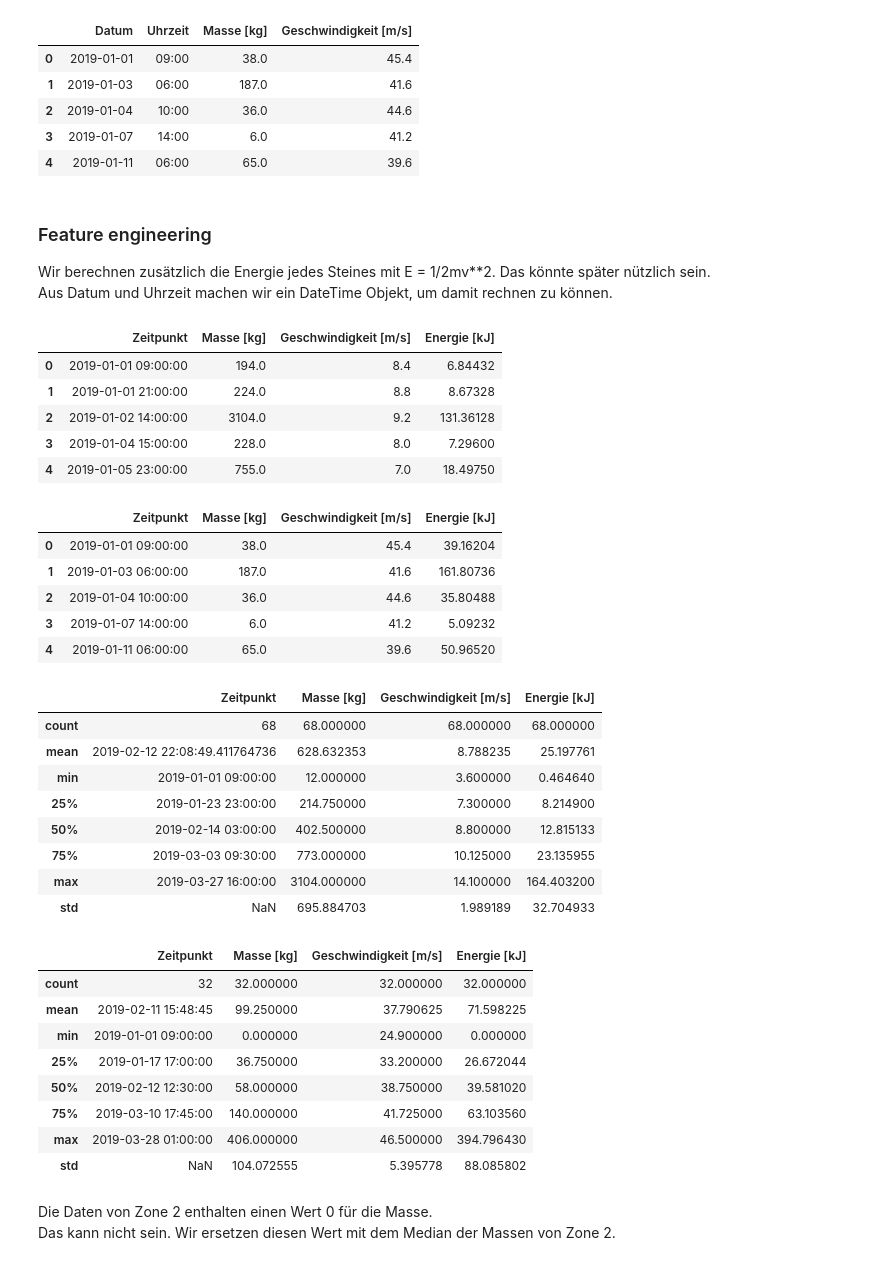
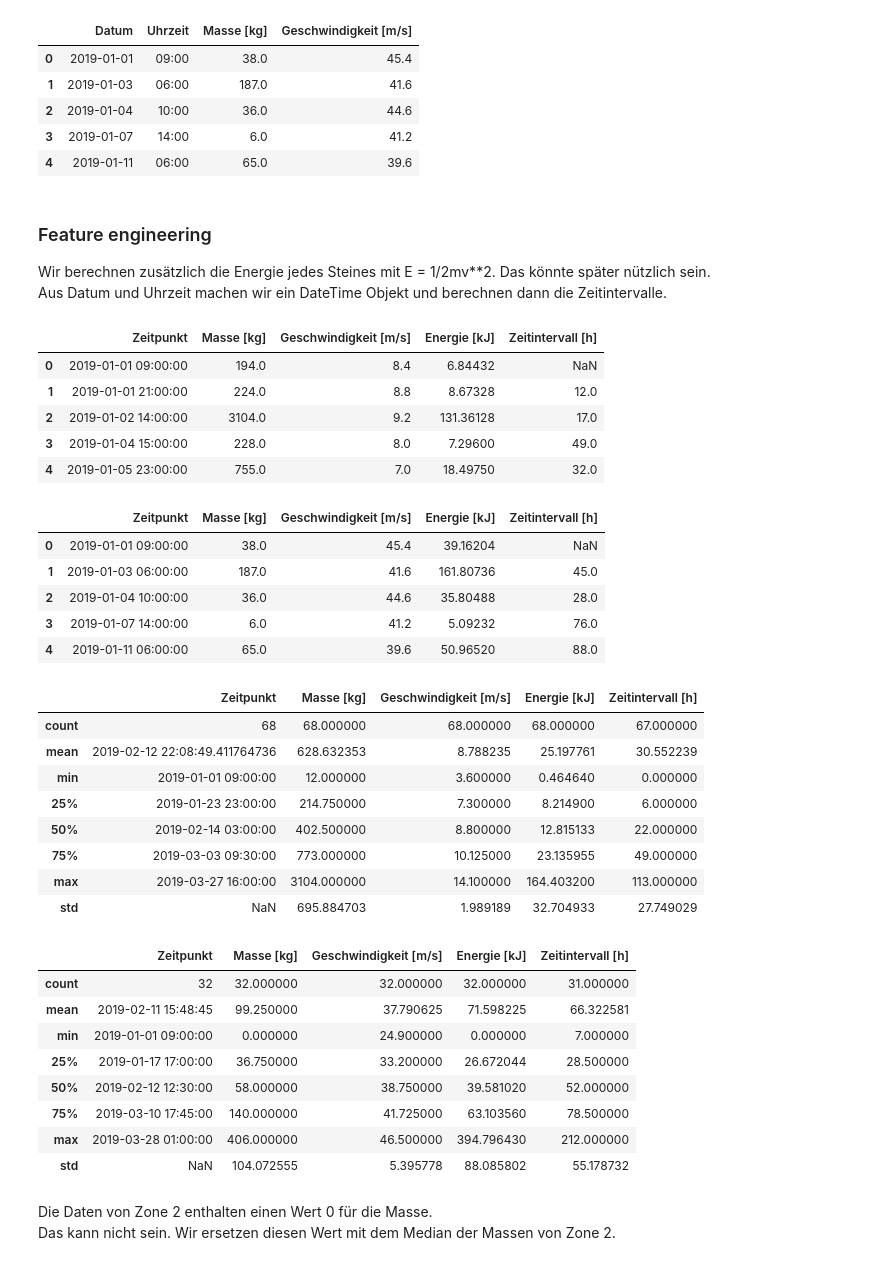
Before and after one commit to Steff72/cwm1, a Jupyter notebook: notebook/cwm1.ipynb, the cells around one changed output. Saved outputs shown, nothing was run; the diff lists cells and outputs as text; code cells hidden in the pictures.

Commit message:
Zeitintervall added

```diff
--- a/notebook/cwm1.ipynb
+++ b/notebook/cwm1.ipynb
@@ -89,58 +89,62 @@ display(df2.head())
 # %% [markdown]
 ### Feature engineering
 Wir berechnen zusätzlich die Energie jedes Steines mit E = 1/2mv**2. Das könnte später nützlich sein.
-Aus Datum und Uhrzeit machen wir ein DateTime Objekt, um damit rechnen zu können.
+Aus Datum und Uhrzeit machen wir ein DateTime Objekt und berechnen dann die Zeitintervalle.
 # %%
 # add energy column
 df1['Energie [kJ]'] = 0.5 * df1['Masse [kg]'] * (df1['Geschwindigkeit [m/s]'])**2 / 1000
 df2['Energie [kJ]'] = 0.5 * df2['Masse [kg]'] * (df2['Geschwindigkeit [m/s]'])**2 / 1000
 
 # convert to datetime object
 df1['Zeitpunkt'] = pd.to_datetime(df1['Datum'] + ' ' + df1['Uhrzeit'])
 df2['Zeitpunkt'] = pd.to_datetime(df2['Datum'] + ' ' + df2['Uhrzeit'])
 
 # move 'Zeitpunkt' to the first position and remove 'Datum' and 'Uhrzeit'.
 df1 = df1[['Zeitpunkt', 'Masse [kg]', 'Geschwindigkeit [m/s]', 'Energie [kJ]']]
 df2 = df2[['Zeitpunkt', 'Masse [kg]', 'Geschwindigkeit [m/s]', 'Energie [kJ]']]
 
+# calculate time intervals
+df1['Zeitintervall [h]'] = df1['Zeitpunkt'].diff().dt.total_seconds() / 3600
+df2['Zeitintervall [h]'] = df2['Zeitpunkt'].diff().dt.total_seconds() / 3600
+
 # show first lines
 display(df1.head())
 display(df2.head())
 
 # describe the data
 display(df1.describe())
 display(df2.describe())
 # %% [output]
-|  | Zeitpunkt | Masse [kg] | Geschwindigkeit [m/s] | Energie [kJ] |
-| 0 | 2019-01-01 09:00:00 | 194.0 | 8.4 | 6.84432 |
-| 1 | 2019-01-01 21:00:00 | 224.0 | 8.8 | 8.67328 |
-| 2 | 2019-01-02 14:00:00 | 3104.0 | 9.2 | 131.36128 |
-| 3 | 2019-01-04 15:00:00 | 228.0 | 8.0 | 7.29600 |
-| 4 | 2019-01-05 23:00:00 | 755.0 | 7.0 | 18.49750 |
+|  | Zeitpunkt | Masse [kg] | Geschwindigkeit [m/s] | Energie [kJ] | Zeitintervall [h] |
+| 0 | 2019-01-01 09:00:00 | 194.0 | 8.4 | 6.84432 | NaN |
+| 1 | 2019-01-01 21:00:00 | 224.0 | 8.8 | 8.67328 | 12.0 |
+| 2 | 2019-01-02 14:00:00 | 3104.0 | 9.2 | 131.36128 | 17.0 |
+| 3 | 2019-01-04 15:00:00 | 228.0 | 8.0 | 7.29600 | 49.0 |
+| 4 | 2019-01-05 23:00:00 | 755.0 | 7.0 | 18.49750 | 32.0 |
-|  | Zeitpunkt | Masse [kg] | Geschwindigkeit [m/s] | Energie [kJ] |
-| 0 | 2019-01-01 09:00:00 | 38.0 | 45.4 | 39.16204 |
-| 1 | 2019-01-03 06:00:00 | 187.0 | 41.6 | 161.80736 |
-| 2 | 2019-01-04 10:00:00 | 36.0 | 44.6 | 35.80488 |
-| 3 | 2019-01-07 14:00:00 | 6.0 | 41.2 | 5.09232 |
-| 4 | 2019-01-11 06:00:00 | 65.0 | 39.6 | 50.96520 |
+|  | Zeitpunkt | Masse [kg] | Geschwindigkeit [m/s] | Energie [kJ] | Zeitintervall [h] |
+| 0 | 2019-01-01 09:00:00 | 38.0 | 45.4 | 39.16204 | NaN |
+| 1 | 2019-01-03 06:00:00 | 187.0 | 41.6 | 161.80736 | 45.0 |
+| 2 | 2019-01-04 10:00:00 | 36.0 | 44.6 | 35.80488 | 28.0 |
+| 3 | 2019-01-07 14:00:00 | 6.0 | 41.2 | 5.09232 | 76.0 |
+| 4 | 2019-01-11 06:00:00 | 65.0 | 39.6 | 50.96520 | 88.0 |
-|  | Zeitpunkt | Masse [kg] | Geschwindigkeit [m/s] | Energie [kJ] |
-| count | 68 | 68.000000 | 68.000000 | 68.000000 |
-| mean | 2019-02-12 22:08:49.411764736 | 628.632353 | 8.788235 | 25.197761 |
-| min | 2019-01-01 09:00:00 | 12.000000 | 3.600000 | 0.464640 |
-| 25% | 2019-01-23 23:00:00 | 214.750000 | 7.300000 | 8.214900 |
-| 50% | 2019-02-14 03:00:00 | 402.500000 | 8.800000 | 12.815133 |
-| 75% | 2019-03-03 09:30:00 | 773.000000 | 10.125000 | 23.135955 |
-| max | 2019-03-27 16:00:00 | 3104.000000 | 14.100000 | 164.403200 |
-| std | NaN | 695.884703 | 1.989189 | 32.704933 |
+|  | Zeitpunkt | Masse [kg] | Geschwindigkeit [m/s] | Energie [kJ] | Zeitintervall [h] |
+| count | 68 | 68.000000 | 68.000000 | 68.000000 | 67.000000 |
+| mean | 2019-02-12 22:08:49.411764736 | 628.632353 | 8.788235 | 25.197761 | 30.552239 |
+| min | 2019-01-01 09:00:00 | 12.000000 | 3.600000 | 0.464640 | 0.000000 |
+| 25% | 2019-01-23 23:00:00 | 214.750000 | 7.300000 | 8.214900 | 6.000000 |
+| 50% | 2019-02-14 03:00:00 | 402.500000 | 8.800000 | 12.815133 | 22.000000 |
+| 75% | 2019-03-03 09:30:00 | 773.000000 | 10.125000 | 23.135955 | 49.000000 |
+| max | 2019-03-27 16:00:00 | 3104.000000 | 14.100000 | 164.403200 | 113.000000 |
+| std | NaN | 695.884703 | 1.989189 | 32.704933 | 27.749029 |
-|  | Zeitpunkt | Masse [kg] | Geschwindigkeit [m/s] | Energie [kJ] |
-| count | 32 | 32.000000 | 32.000000 | 32.000000 |
-| mean | 2019-02-11 15:48:45 | 99.250000 | 37.790625 | 71.598225 |
-| min | 2019-01-01 09:00:00 | 0.000000 | 24.900000 | 0.000000 |
-| 25% | 2019-01-17 17:00:00 | 36.750000 | 33.200000 | 26.672044 |
-| 50% | 2019-02-12 12:30:00 | 58.000000 | 38.750000 | 39.581020 |
-| 75% | 2019-03-10 17:45:00 | 140.000000 | 41.725000 | 63.103560 |
-| max | 2019-03-28 01:00:00 | 406.000000 | 46.500000 | 394.796430 |
-| std | NaN | 104.072555 | 5.395778 | 88.085802 |
+|  | Zeitpunkt | Masse [kg] | Geschwindigkeit [m/s] | Energie [kJ] | Zeitintervall [h] |
+| count | 32 | 32.000000 | 32.000000 | 32.000000 | 31.000000 |
+| mean | 2019-02-11 15:48:45 | 99.250000 | 37.790625 | 71.598225 | 66.322581 |
+| min | 2019-01-01 09:00:00 | 0.000000 | 24.900000 | 0.000000 | 7.000000 |
+| 25% | 2019-01-17 17:00:00 | 36.750000 | 33.200000 | 26.672044 | 28.500000 |
+| 50% | 2019-02-12 12:30:00 | 58.000000 | 38.750000 | 39.581020 | 52.000000 |
+| 75% | 2019-03-10 17:45:00 | 140.000000 | 41.725000 | 63.103560 | 78.500000 |
+| max | 2019-03-28 01:00:00 | 406.000000 | 46.500000 | 394.796430 | 212.000000 |
+| std | NaN | 104.072555 | 5.395778 | 88.085802 | 55.178732 |
 # %% [markdown]
 Die Daten von Zone 2 enthalten einen Wert 0 für die Masse.
 Das kann nicht sein. Wir ersetzen diesen Wert mit dem Median der Massen von Zone 2.
```
Also changed, not shown: parts of 3 cells of this notebook, 2 other files.
